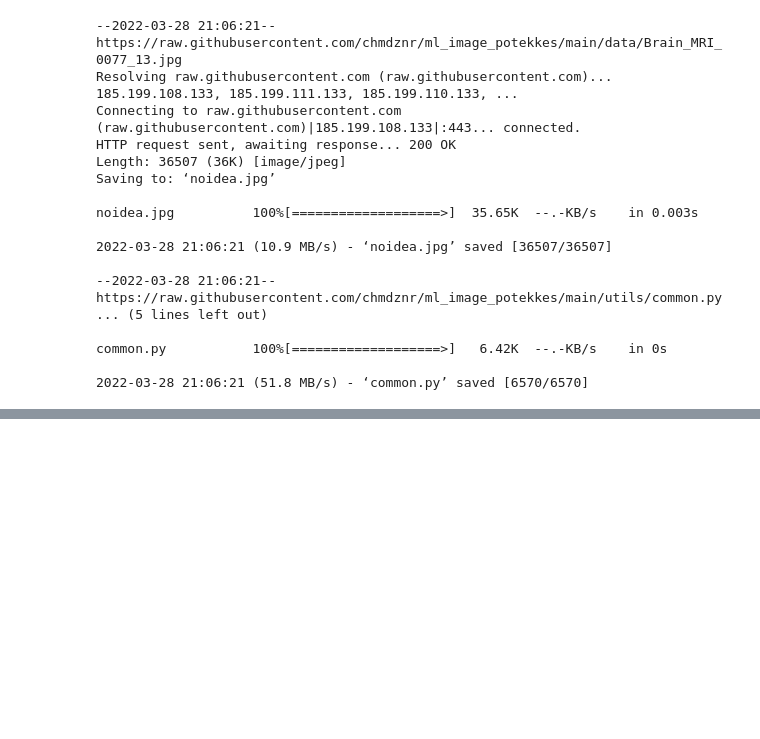
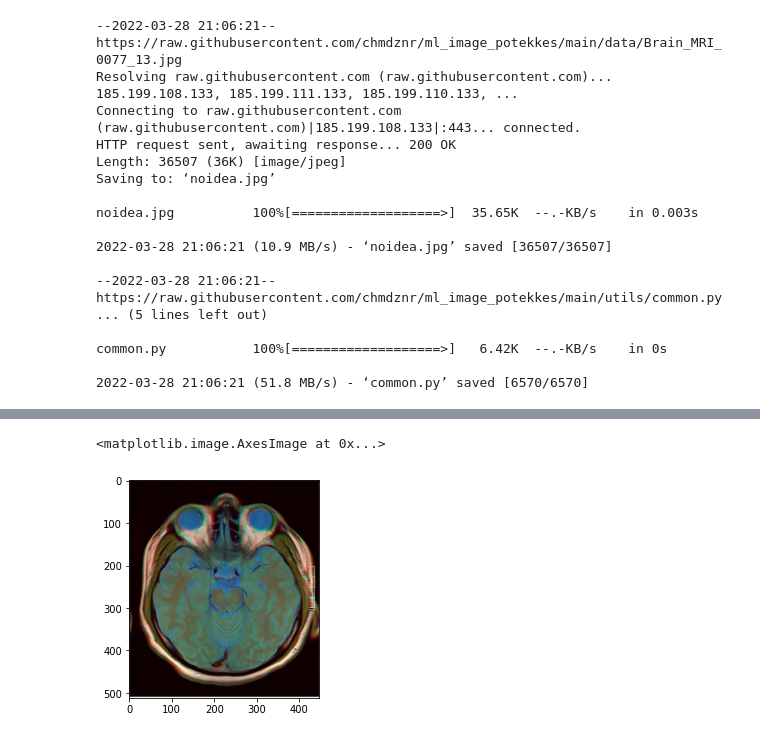
Before and after one commit to chmdznr/ml_image_potekkes, a Jupyter notebook: 1. Dasar Digital Image Processing/01_fundamentals.ipynb, the cells around one changed output, grey strips where cells are left out. Cells and saved outputs as stored; diff of their text form; code cells hidden in the pictures; blank space fills up the shorter version.

```diff
--- a/1. Dasar Digital Image Processing/01_fundamentals.ipynb
+++ b/1. Dasar Digital Image Processing/01_fundamentals.ipynb
@@ -49,0 +89,7 @@ common.py           100%[===================>]   6.42K  --.-KB/s    in 0s
+# %%
+merged=cv2.merge([r,g,b])
+# merge takes an array of single channel matrices
+plt.imshow(merged)
+# %% [output]
+<matplotlib.image.AxesImage at 0x...>
+[figure, added]
```
Also changed, not shown: parts of 26 cells of this notebook.
